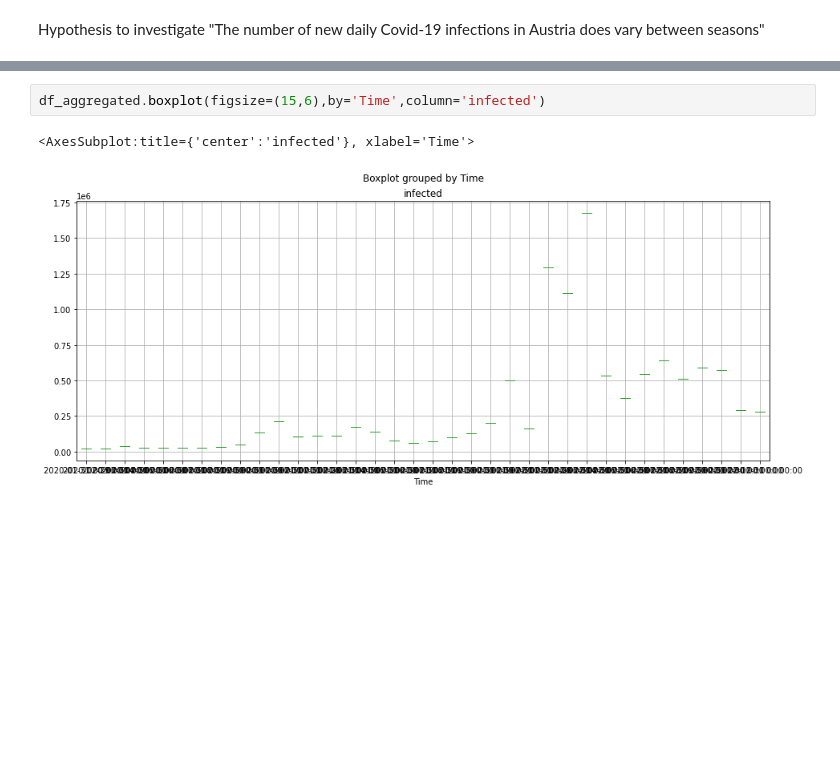
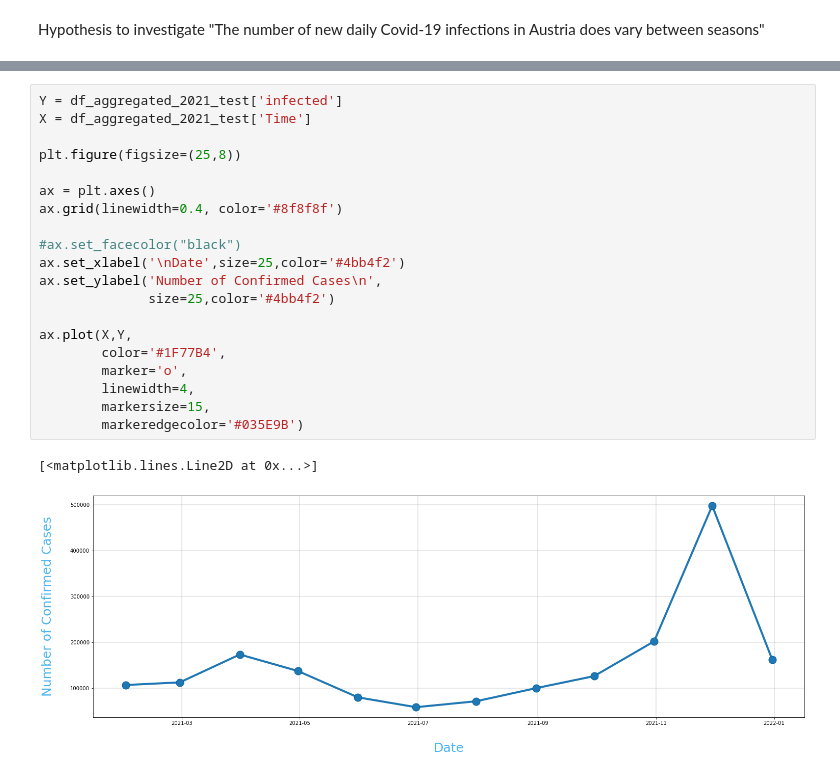
Before and after one commit to borosabel/visual_analytics_2022, a Jupyter notebook: individual work/submission_02_intermediate_Felix.ipynb, the cells around one changed output, grey strips where cells are left out. Drawn from its saved outputs; the diff is of its cells as text; blank space fills up the shorter version.

```diff
--- a/individual work/submission_02_intermediate_Felix.ipynb
+++ b/individual work/submission_02_intermediate_Felix.ipynb
@@ -182,5 +189,23 @@ ax.plot(X,Y,
-# %%
-df_aggregated.boxplot(figsize=(15,6),by='Time',column='infected')
-# %% [output]
-<AxesSubplot:title={'center':'infected'}, xlabel='Time'>
-[figure, removed]
+# %%
+Y = df_aggregated_2021_test['infected']
+X = df_aggregated_2021_test['Time']
+
+plt.figure(figsize=(25,8))
+
+ax = plt.axes()
+ax.grid(linewidth=0.4, color='#8f8f8f')
+
+#ax.set_facecolor("black")
+ax.set_xlabel('\nDate',size=25,color='#4bb4f2')
+ax.set_ylabel('Number of Confirmed Cases\n',
+              size=25,color='#4bb4f2')
+
+ax.plot(X,Y,
+        color='#1F77B4',
+        marker='o',
+        linewidth=4,
+        markersize=15,
+        markeredgecolor='#035E9B')
+# %% [output]
+[<matplotlib.lines.Line2D at 0x...>]
+[figure, added]
```
Also changed, not shown: parts of 16 cells of this notebook.
